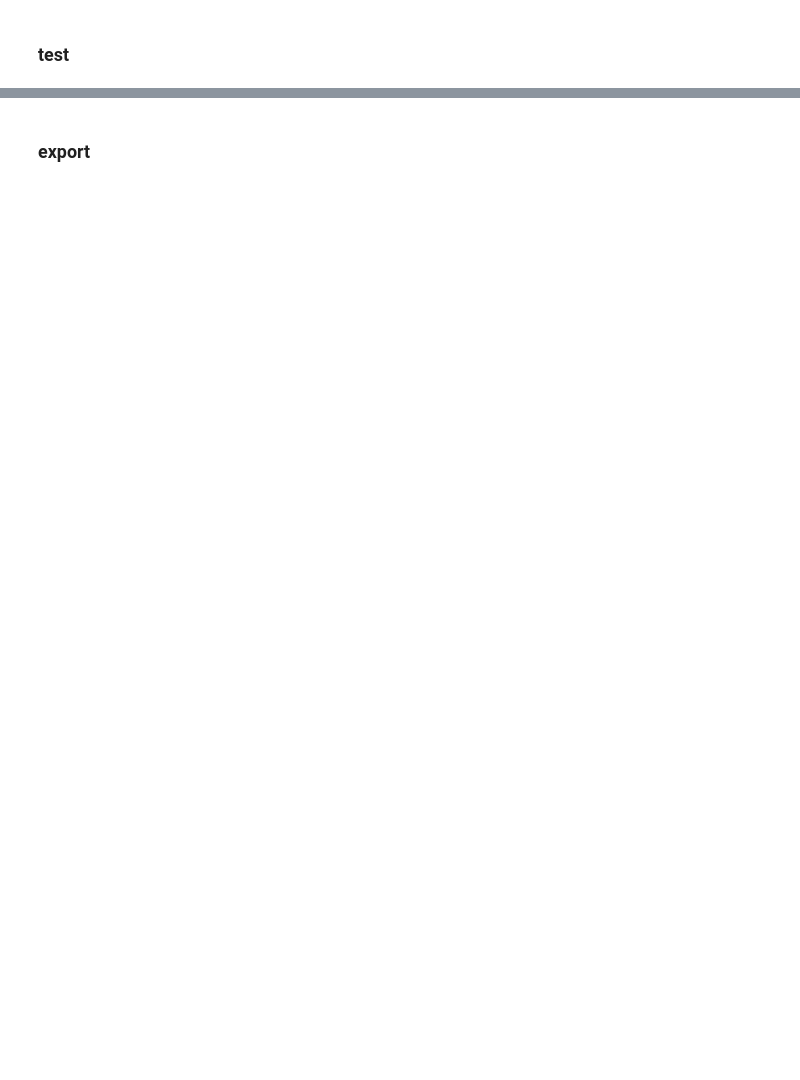
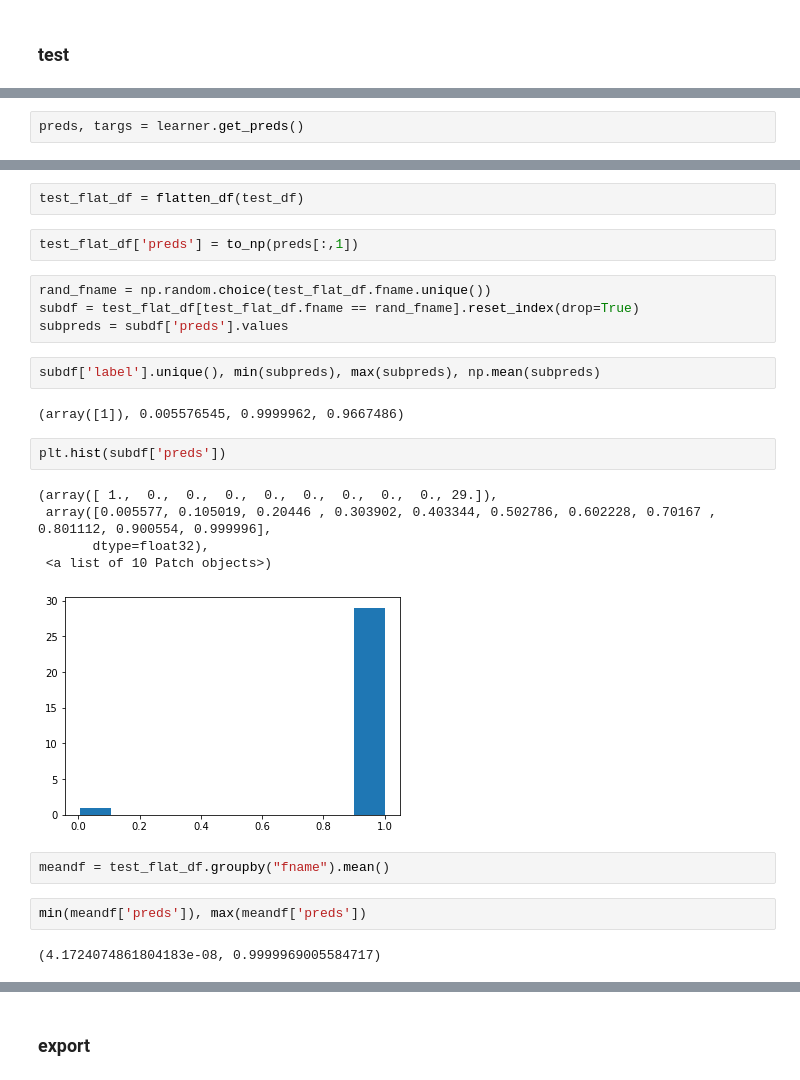
Before and after one commit to KeremTurgutlu/dfdc, a Jupyter notebook: nbs/22_multi_frame_model.ipynb, the cells around one changed output, grey strips where cells are left out. Saved outputs shown, nothing was run; the diff lists cells and outputs as text; blank space fills up the shorter version.

```diff
--- a/nbs/22_multi_frame_model.ipynb
+++ b/nbs/22_multi_frame_model.ipynb
@@ -329,0 +687,2 @@ preds = learner.get_preds()
+# %%
+preds, targs = learner.get_preds()
@@ -329,0 +709,26 @@ preds = learner.get_preds()
+# %%
+test_flat_df = flatten_df(test_df)
+# %%
+test_flat_df['preds'] = to_np(preds[:,1])
+# %%
+rand_fname = np.random.choice(test_flat_df.fname.unique())
+subdf = test_flat_df[test_flat_df.fname == rand_fname].reset_index(drop=True)
+subpreds = subdf['preds'].values
+# %%
+subdf['label'].unique(), min(subpreds), max(subpreds), np.mean(subpreds)
+# %% [output]
+(array([1]), 0.005576545, 0.9999962, 0.9667486)
+# %%
+plt.hist(subdf['preds'])
+# %% [output]
+(array([ 1.,  0.,  0.,  0.,  0.,  0.,  0.,  0.,  0., 29.]),
+ array([0.005577, 0.105019, 0.20446 , 0.303902, 0.403344, 0.502786, 0.602228, 0.70167 , 0.801112, 0.900554, 0.999996],
+       dtype=float32),
+ <a list of 10 Patch objects>)
+[figure, added]
+# %%
+meandf = test_flat_df.groupby("fname").mean()
+# %%
+min(meandf['preds']), max(meandf['preds'])
+# %% [output]
+(4.1724074861804183e-08, 0.9999969005584717)
```
Also changed, not shown: parts of 171 cells of this notebook, 2 other files.
